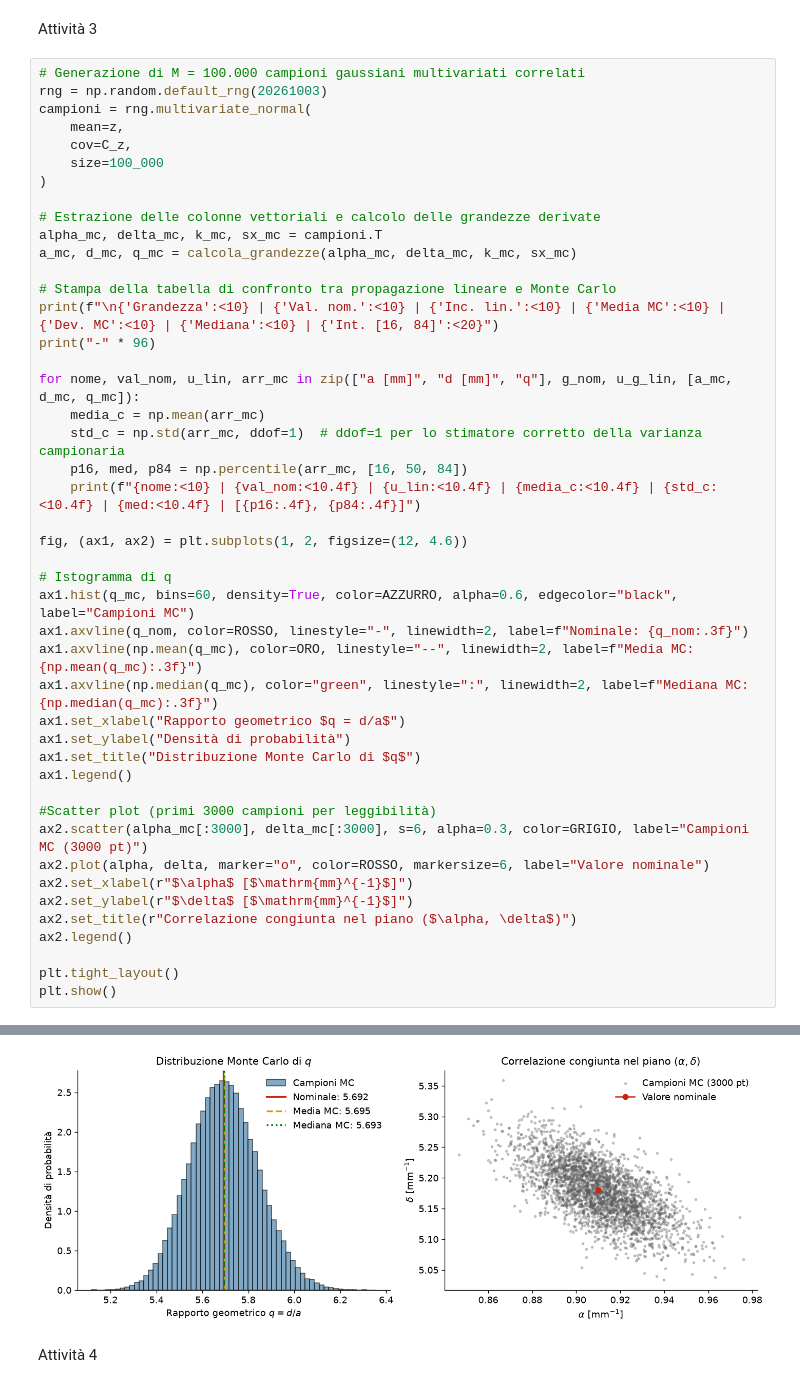
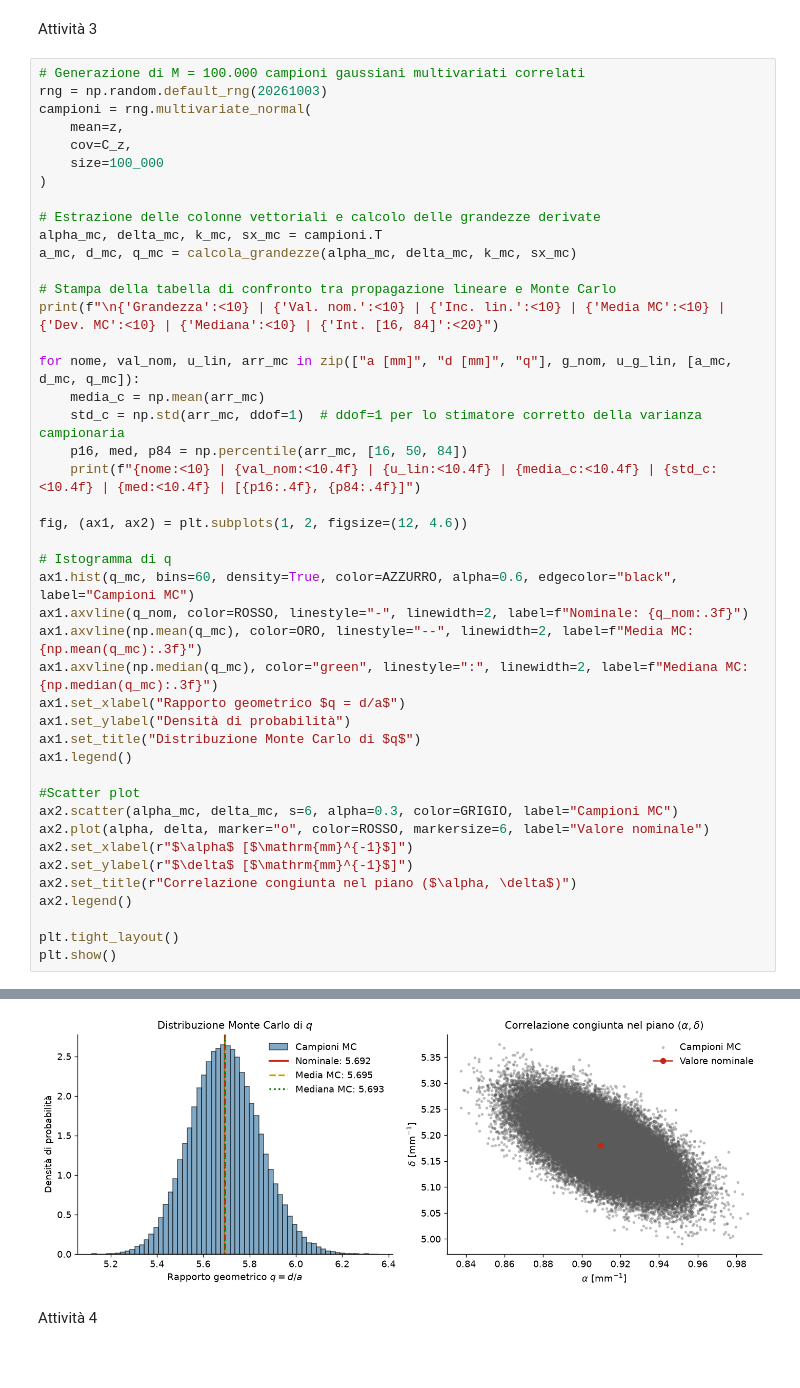
Before and after one commit to LeonardoZara/LabEMO-Romani-Mercanti-Zara, a Jupyter notebook: analisidati.ipynb, the cells around one changed output, grey strips where cells are left out. Drawn from its saved outputs; the diff is of its cells as text; blank space fills up the shorter version.

```diff
--- a/analisidati.ipynb
+++ b/analisidati.ipynb
@@ -407,7 +407,6 @@ a_mc, d_mc, q_mc = calcola_grandezze(alpha_mc, delta_mc, k_mc, sx_mc)
 
 # Stampa della tabella di confronto tra propagazione lineare e Monte Carlo
 print(f"\n{'Grandezza':<10} | {'Val. nom.':<10} | {'Inc. lin.':<10} | {'Media MC':<10} | {'Dev. MC':<10} | {'Mediana':<10} | {'Int. [16, 84]':<20}")
-print("-" * 96)
 
 for nome, val_nom, u_lin, arr_mc in zip(["a [mm]", "d [mm]", "q"], g_nom, u_g_lin, [a_mc, d_mc, q_mc]):
     media_c = np.mean(arr_mc)
@@ -427,8 +426,8 @@ ax1.set_ylabel("Densità di probabilità")
 ax1.set_title("Distribuzione Monte Carlo di $q$")
 ax1.legend()
 
-#Scatter plot (primi 3000 campioni per leggibilità)
-ax2.scatter(alpha_mc[:3000], delta_mc[:3000], s=6, alpha=0.3, color=GRIGIO, label="Campioni MC (3000 pt)")
+#Scatter plot
+ax2.scatter(alpha_mc, delta_mc, s=6, alpha=0.3, color=GRIGIO, label="Campioni MC")
 ax2.plot(alpha, delta, marker="o", color=ROSSO, markersize=6, label="Valore nominale")
 ax2.set_xlabel(r"$\alpha$ [$\mathrm{mm}^{-1}$]")
 ax2.set_ylabel(r"$\delta$ [$\mathrm{mm}^{-1}$]")
@@ -443,7 +441,7 @@ Grandezza  | Val. nom.  | Inc. lin.  | Media MC   | Dev. MC    | Mediana    | In
 a [mm]     | 0.0910     | 0.0024     | 0.0910     | 0.0024     | 0.0910     | [0.0886, 0.0935]
 d [mm]     | 0.5180     | 0.0104     | 0.5182     | 0.0104     | 0.5180     | [0.5079, 0.5285]
 q          | 5.6923     | 0.1495     | 5.6951     | 0.1498     | 5.6928     | [5.5463, 5.8438]
-[figure, old version]
+[figure, new version]
 # %% [markdown]
 Attività 4
 # %%
```
Also changed, not shown: parts of 4 cells of this notebook.
